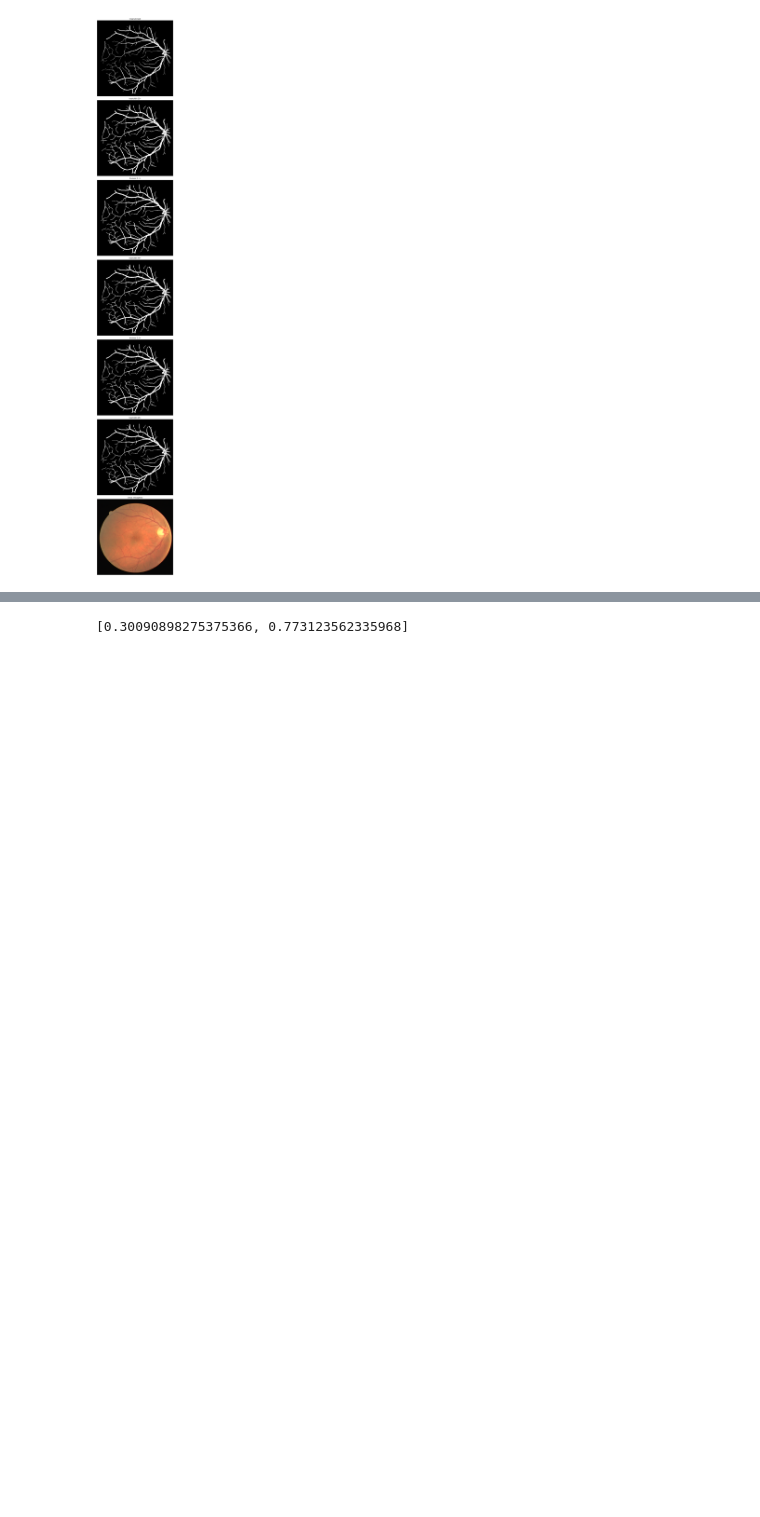
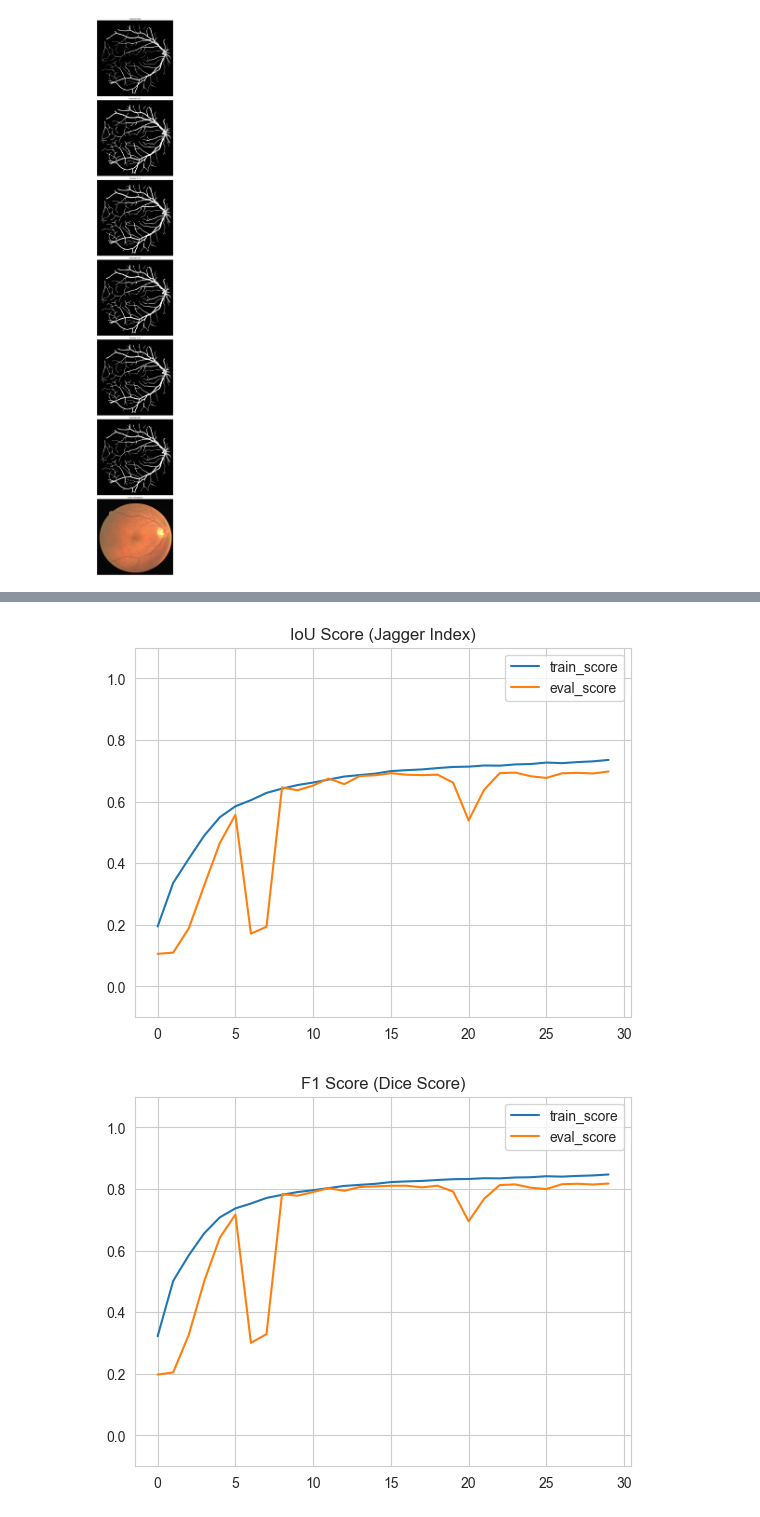
Before and after one commit to DamianM02/IB, a Jupyter notebook: blood.ipynb, the cells around one changed output, grey strips where cells are left out. Cells and saved outputs as stored; diff of their text form; code cells hidden in the pictures; blank space fills up the shorter version.

```diff
--- a/blood.ipynb
+++ b/blood.ipynb
@@ -182,15 +180,15 @@ unet = smp.Unet(
 def train(model=unet, train_loader=train_loader, val_loader=test_loader, lr=1e-3, EPOCHS=10):
     model.to(device)
     optimizer = torch.optim.AdamW(params=model.parameters(), lr=lr)
-    criterion = smp.losses.JaccardLoss(mode="binary", from_logits=True) #this is IoU_loss
+    criterion = smp.losses.JaccardLoss(mode="binary", from_logits=True)  #this is IoU_loss
     sigmoid = nn.Sigmoid()
 
     iou_metric = MeanIoU(num_classes=2, input_format="index", include_background=False).to(device)
     dice_metric = DiceScore(num_classes=2, input_format="index", include_background=False).to(device)
     train_iou_scores = []
-    test_iou_scores = []
+    eval_iou_scores = []
     train_dice_scores = []
-    test_dice_scores = []
+    eval_dice_scores = []
     print("Start training:")
     for i in tqdm(range(EPOCHS)):
         model.train()
@@ -212,9 +210,6 @@ def train(model=unet, train_loader=train_loader, val_loader=test_loader, lr=1e-3
         iou_metric.reset()
         dice_metric.reset()
 
-
-
-
         model.eval()
         with torch.no_grad():
             for X, Y in val_loader:
@@ -225,18 +220,18 @@ def train(model=unet, train_loader=train_loader, val_loader=test_loader, lr=1e-3
                 iou_metric.update(Y_pred, Y)
                 dice_metric.update(Y_pred, Y)
 
-            test_iou_scores.append(iou_metric.compute().item())
-            test_dice_scores.append(dice_metric.compute().item())
+            eval_iou_scores.append(iou_metric.compute().item())
+            eval_dice_scores.append(dice_metric.compute().item())
             iou_metric.reset()
             dice_metric.reset()
 
+        # I dont print loss, because score = 1 - loss, do it is the SAME
+        print(
+            f"Epoch: {str(i + 1).zfill(2)} | Train_IoU_score: {train_iou_scores[-1]:.4f}, Test_IoU_score: {eval_iou_scores[-1]:.4f} | Train_f1_score: {train_dice_scores[-1]:.4f}, Test_f1_score: {eval_dice_scores[-1]:.4f}")
+    model.to("cpu")
+    return train_iou_scores, train_dice_scores, eval_iou_scores, eval_dice_scores
 
-        # I dont print loss, because score = 1 - loss, do it is the SAME
 
-        print(f"Epoch: {str(i + 1).zfill(2)} | Train_IoU_score: {train_iou_scores[-1]:.4f}, Test_IoU_score: {test_iou_scores[-1]:.4f} | Train_f1_score: {train_dice_scores[-1]:.4f}, Test_f1_score: {test_dice_scores[-1]:.4f}")
-
-    return train_iou_scores, train_dice_scores, test_iou_scores, test_dice_scores
-
-train_iou_scores, train_f1_scores, test_iou_scores, test_f1_scores = train(EPOCHS=35)
+train_iou_scores, train_f1_scores, eval_iou_scores, eval_f1_scores = train(EPOCHS=30)
 # %% [output]
 Start training:
@@ -253,3 +250,17 @@ Epoch: 10 | Train_IoU_score: 0.7274, Test_IoU_score: 0.6947 | Train_f1_score: 0.
 # %%
+def plot_train_eval_scores(train_scores: list[float], eval_scores: list[float], title: str | None = None,
+                           margin: float = 0.1):
+    plt.plot(train_scores, label="train_score")
+    plt.plot(eval_scores, label="eval_score")
+    if title:
+        plt.title(title)
+    plt.ylim(0 - margin, 1 + margin)
+    plt.legend()
+    plt.show()
+
+
+plot_train_eval_scores(train_iou_scores, eval_iou_scores, title="IoU Score (Jagger Index)")
+plot_train_eval_scores(train_f1_scores, eval_f1_scores, title="F1 Score (Dice Score)")
 # %% [output]
-[0.30090898275375366, 0.773123562335968]
+[figure, added]
+[figure, added]
```
Also changed, not shown: parts of 20 cells of this notebook, 2 other files.
